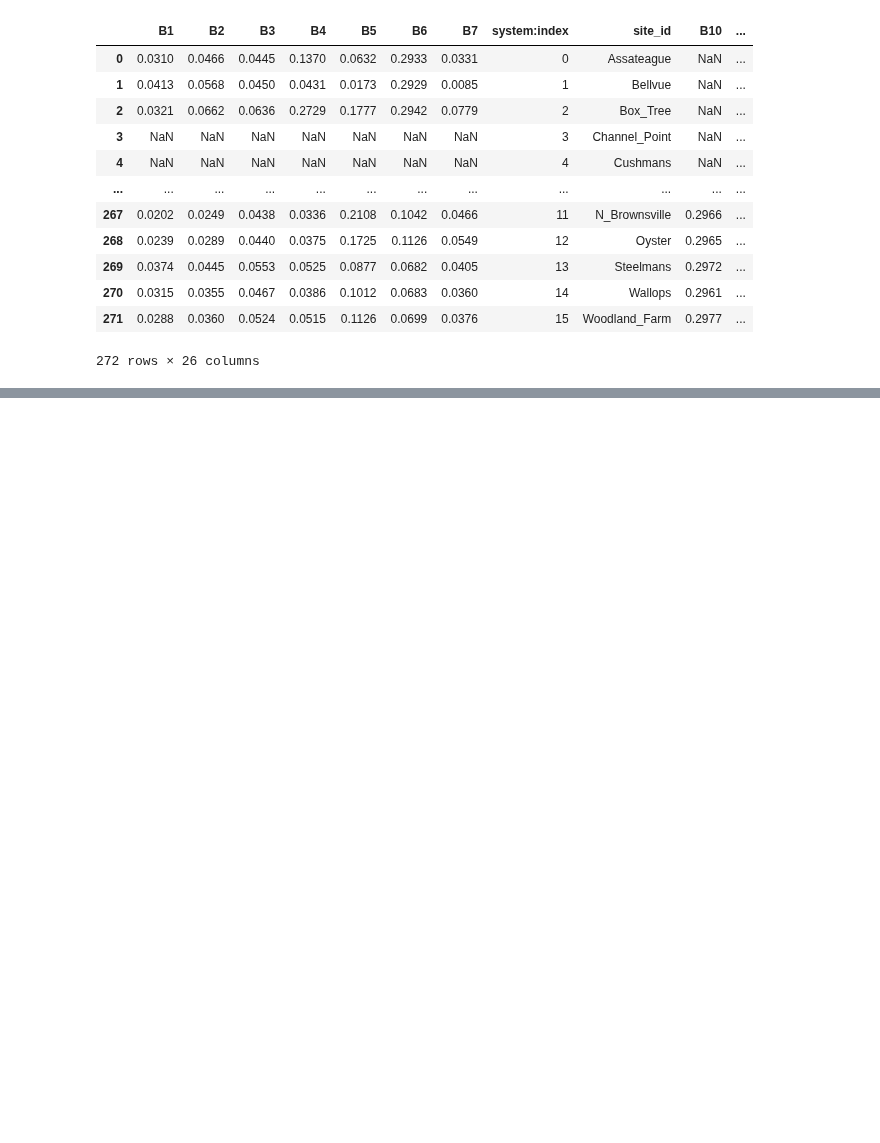
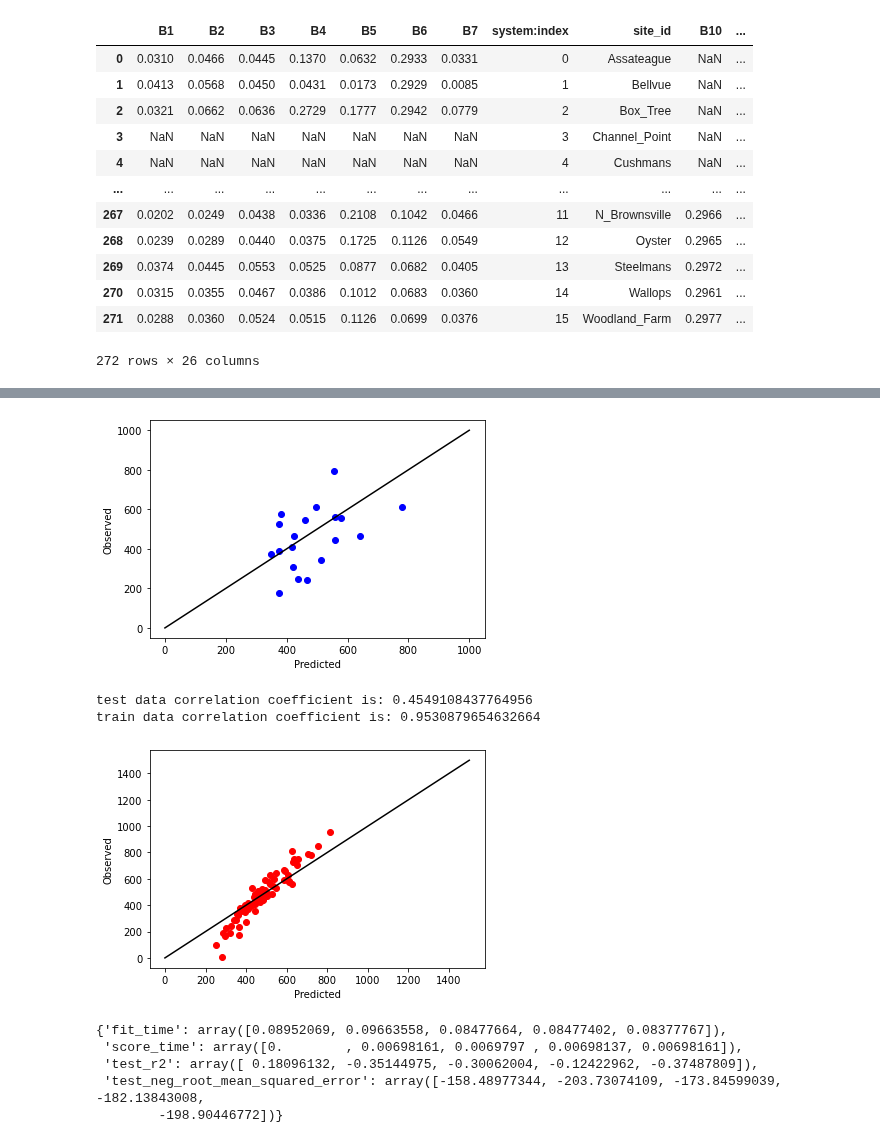
Before and after one commit to asajulien/PhD, a Jupyter notebook: Jupyter/Virginia/VA - machine learning, yearly point data.ipynb, the cells around one changed output, grey strips where cells are left out. Saved outputs shown, nothing was run; the diff lists cells and outputs as text; code cells hidden in the pictures; blank space fills up the shorter version.

Commit message:
VA updates - modeling

```diff
--- a/Jupyter/Virginia/VA - machine learning, yearly point data.ipynb
+++ b/Jupyter/Virginia/VA - machine learning, yearly point data.ipynb
@@ -97,3 +97,10 @@ df
 | 270 | 0.0315 | 0.0355 | 0.0467 | 0.0386 | 0.1012 | 0.0683 | 0.0360 | 14 | Wallops | 0.2961 | ... |
 | 271 | 0.0288 | 0.0360 | 0.0524 | 0.0515 | 0.1126 | 0.0699 | 0.0376 | 15 | Woodland_Farm | 0.2977 | ... |
 272 rows × 26 columns
+# %%
+df = df[df['ndvi'].notna()] ##seem to be a lot of missing values!
+df['siteName'] = df['site_id']
+display(df)
+
+for col in df.columns:
+    print(col)
@@ -99,0 +282,52 @@ df
+# %%
+plt.scatter(y_pred, yargs_test, color = 'blue') ##label axes - x,y in order?
+# plt.plot(X_val, regressor.predict(X_val), color = 'red')
+plt.xlabel("Predicted")
+plt.ylabel("Observed")
+plt.plot([0, 1000], [0, 1000], 'k-')
+plt.show()
+
+print('test data correlation coefficient is: ' + str(np.corrcoef(yargs_test, y_pred)[0, 1]))
+
+train_pred = pipe.predict(xargs_train) ##Not sure if this is the right thing to do here
+plt.scatter(train_pred, yargs_train, color = 'red')
+plt.xlabel("Predicted")
+plt.ylabel("Observed")
+plt.plot([0, 1500], [0, 1500], 'k-')
+plt.show
+
+print('train data correlation coefficient is: ' + str(np.corrcoef(train_pred, yargs_train)[0, 1]))
+# %% [output]
+[figure, added]
+test data correlation coefficient is: 0.4549108437764956
+train data correlation coefficient is: 0.9530879654632664
+[figure, added]
+# %%
+##k-fold cross validation; similar to original random forest regression code
+
+predictors = df1[['ndvi', 'nd_swir2_r', 'nd_swir2_nir', 'nd_g_b', 'nd_r_g', 'wdrvi5', 'savi']]
+targets = df1['liveMass']
+
+from sklearn import model_selection
+from sklearn.ensemble import RandomForestRegressor
+from sklearn import metrics
+from sklearn.model_selection import KFold, cross_validate
+from sklearn.datasets import load_boston
+
+X, y = predictors, targets
+n_splits = 5
+kf = KFold(n_splits=n_splits, shuffle=True)
+
+model = pipe
+scoring=('r2', 'neg_root_mean_squared_error')
+
+cv_results = cross_validate(model, X, y, cv=kf, scoring=scoring, return_train_score=False)
+cv_results
+
+##from: https://stackoverflow.com/questions/55270431/how-to-correctly-perform-cross-validation-in-scikit-learn
+# %% [output]
+{'fit_time': array([0.08952069, 0.09663558, 0.08477664, 0.08477402, 0.08377767]),
+ 'score_time': array([0.        , 0.00698161, 0.0069797 , 0.00698137, 0.00698161]),
+ 'test_r2': array([ 0.18096132, -0.35144975, -0.30062004, -0.12422962, -0.37487809]),
+ 'test_neg_root_mean_squared_error': array([-158.48977344, -203.73074109, -173.84599039, -182.13843008,
+        -198.90446772])}
```
Also changed, not shown: parts of 4 cells of this notebook, 4 other files.
